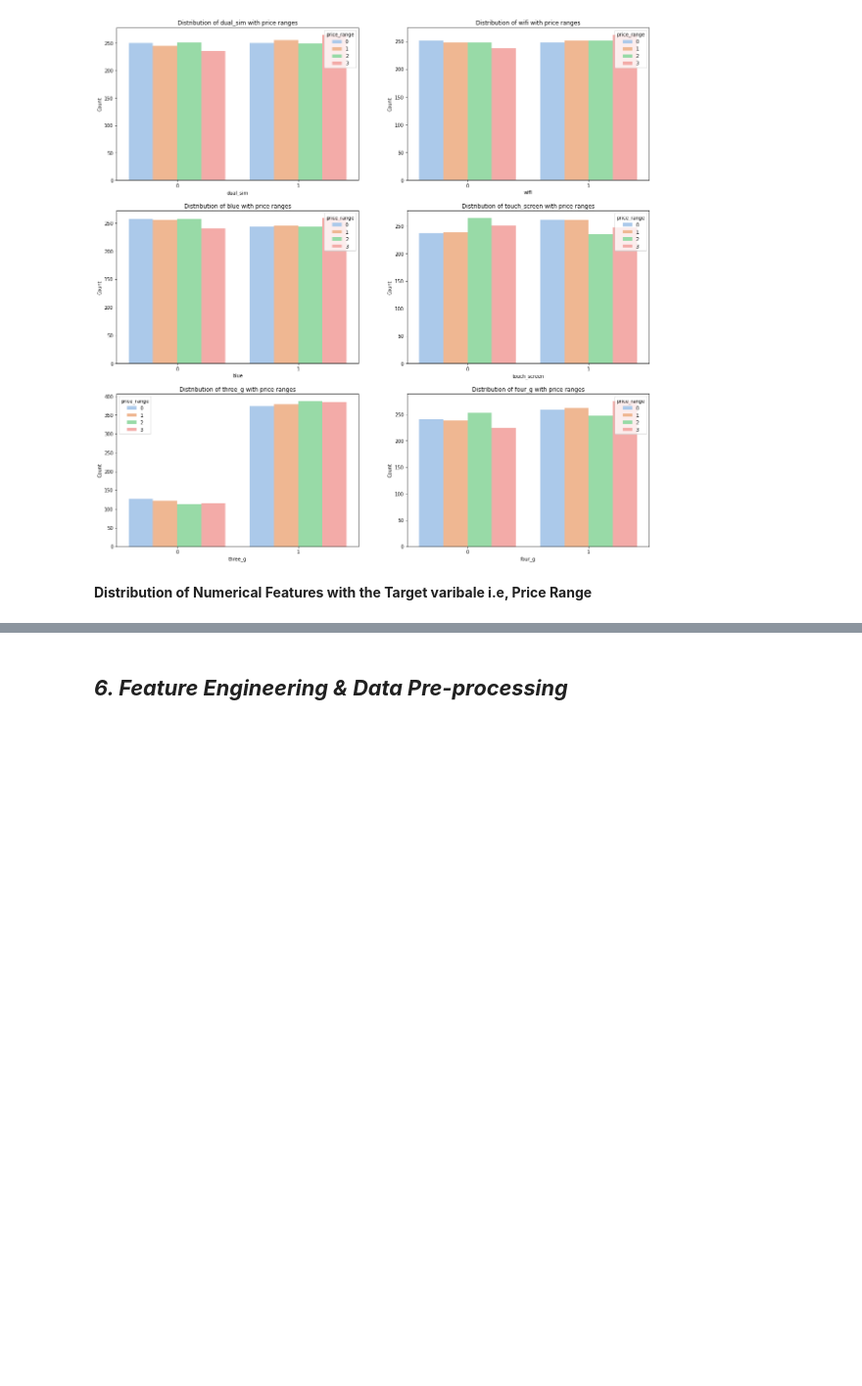
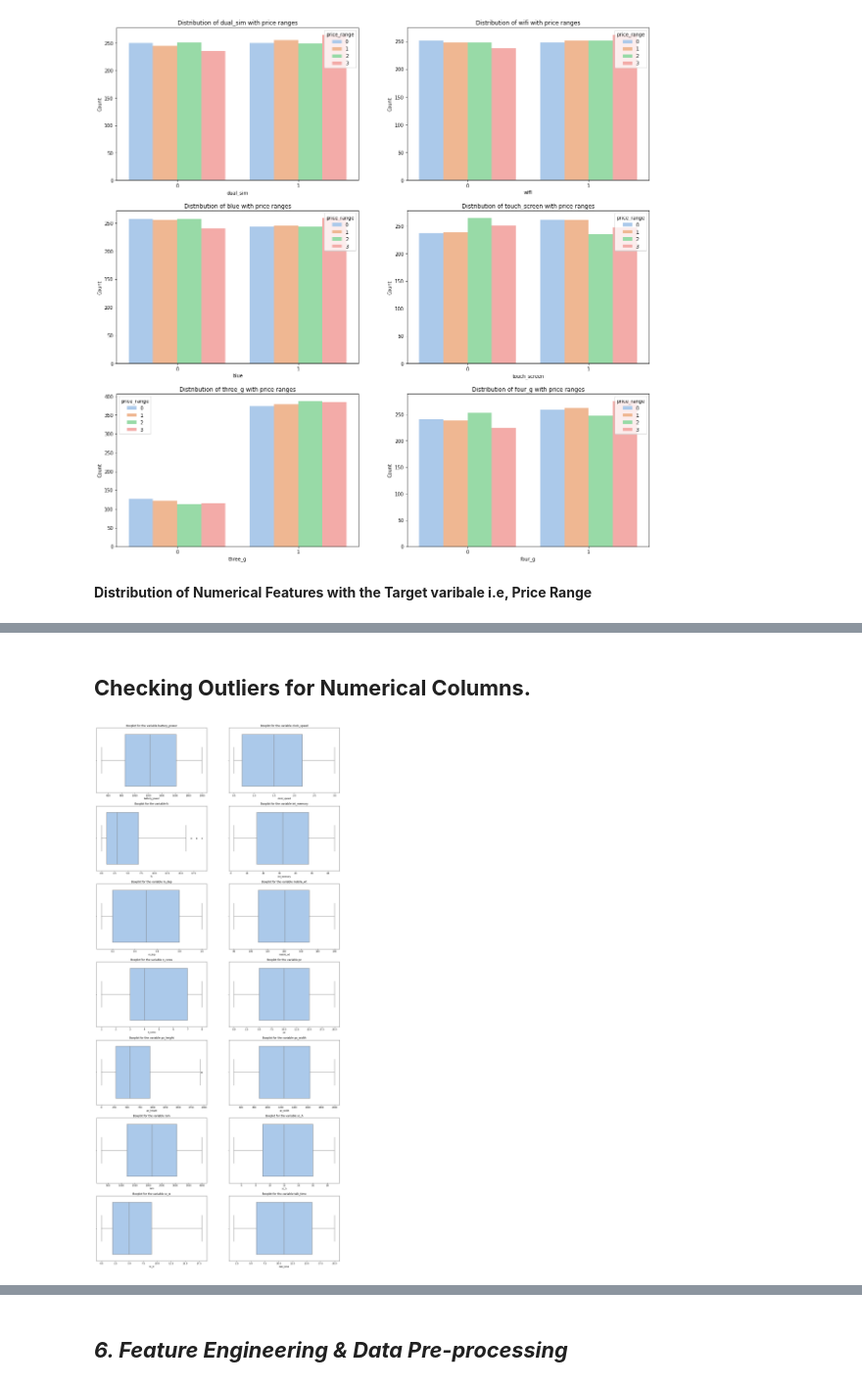
Before and after one commit to DipanshuKumar449/Mobile-Price-Range-Prediction, a Jupyter notebook: Mobile_Price_Range_Prediction.ipynb, the cells around one changed output, grey strips where cells are left out. Shown at 98% size. Saved outputs shown, nothing was run; the diff lists cells and outputs as text; code cells hidden in the pictures; blank space fills up the shorter version.

```diff
--- a/Mobile_Price_Range_Prediction.ipynb
+++ b/Mobile_Price_Range_Prediction.ipynb
@@ -394,0 +387,16 @@ for feature in numerical_columns:
+# %% [markdown]
+## **Checking Outliers for Numerical Columns.**
+# %%
+# Boxplots for checking outliers in numerical features
+
+count = 1
+plt.subplots(figsize=(20,45))
+
+for feature in numerical_columns:
+  plt.subplot(7,2,count)
+  sns.boxplot(df[feature])
+  plt.title(f"Boxplot for the variable {feature}", fontsize=12)
+  plt.xlabel(f"{feature}")
+  count += 1
+# %% [output]
+[figure, added]
```
Also changed, not shown: parts of 10 cells of this notebook.
